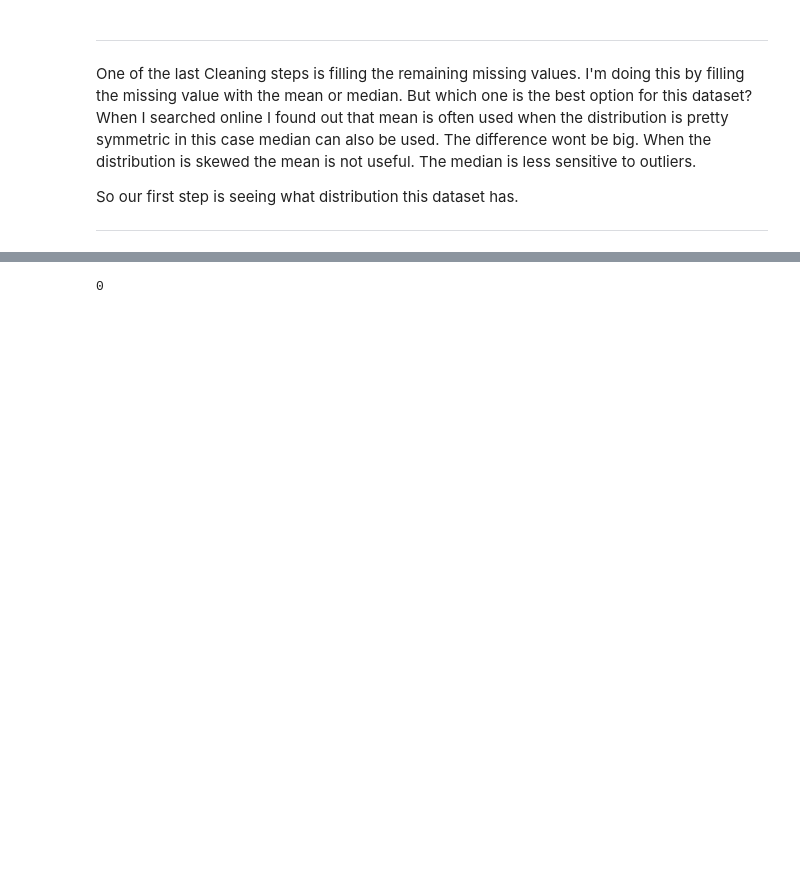
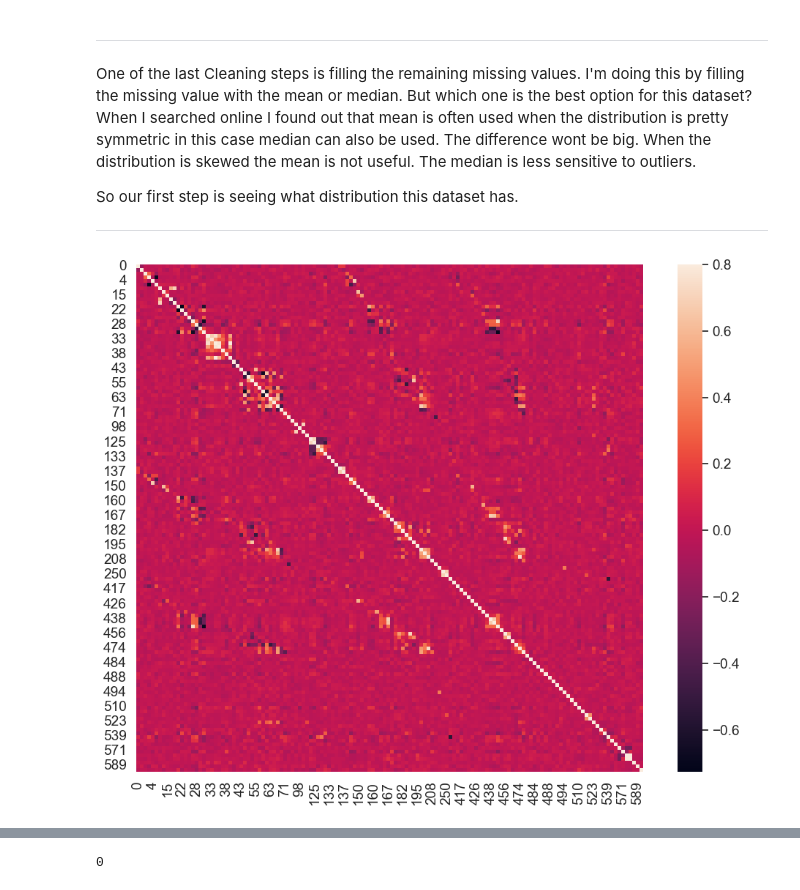
Before and after one commit to alexxtodea/DataAnalytics, a Jupyter notebook: MiniProject/Naamloos.ipynb, the cells around one changed output, grey strips where cells are left out. Cells and saved outputs as stored; diff of their text form; code cells hidden in the pictures; blank space fills up the shorter version.

```diff
--- a/MiniProject/Naamloos.ipynb
+++ b/MiniProject/Naamloos.ipynb
@@ -191,0 +190,18 @@ data_median = SemiCom_filtered.copy()
+# %%
+
+correlation_matrix = SemiCom_filtered.corr().abs()
+threshold = 0.8  #Remove columns with a correlation above 0.8
+
+#Find columns with high correlation
+highly_correlated_cols = []
+
+for i in range(len(correlation_matrix.columns)):
+    for j in range(i+1, len(correlation_matrix.columns)):
+        if correlation_matrix.iloc[i, j] > threshold:
+            colname_i = correlation_matrix.columns[i]
+            colname_j = correlation_matrix.columns[j]
+            highly_correlated_cols.append(colname_j)
+
+#Dropping highly correlated columns
+SemiCom_correlated = SemiCom_filtered.drop(columns=highly_correlated_cols)
+print(highly_correlated_cols)
@@ -201,0 +230,8 @@ from matplotlib import pyplot as plt
+# %%
+from matplotlib import pyplot as plt
+
+corrmat = SemiCom_correlated.corr()
+f, ax = plt.subplots(figsize=(12, 9))
+sns.heatmap(corrmat, vmax=.8, square=True);
+# %% [output]
+[figure, added]
```
Also changed, not shown: parts of 19 cells of this notebook.
